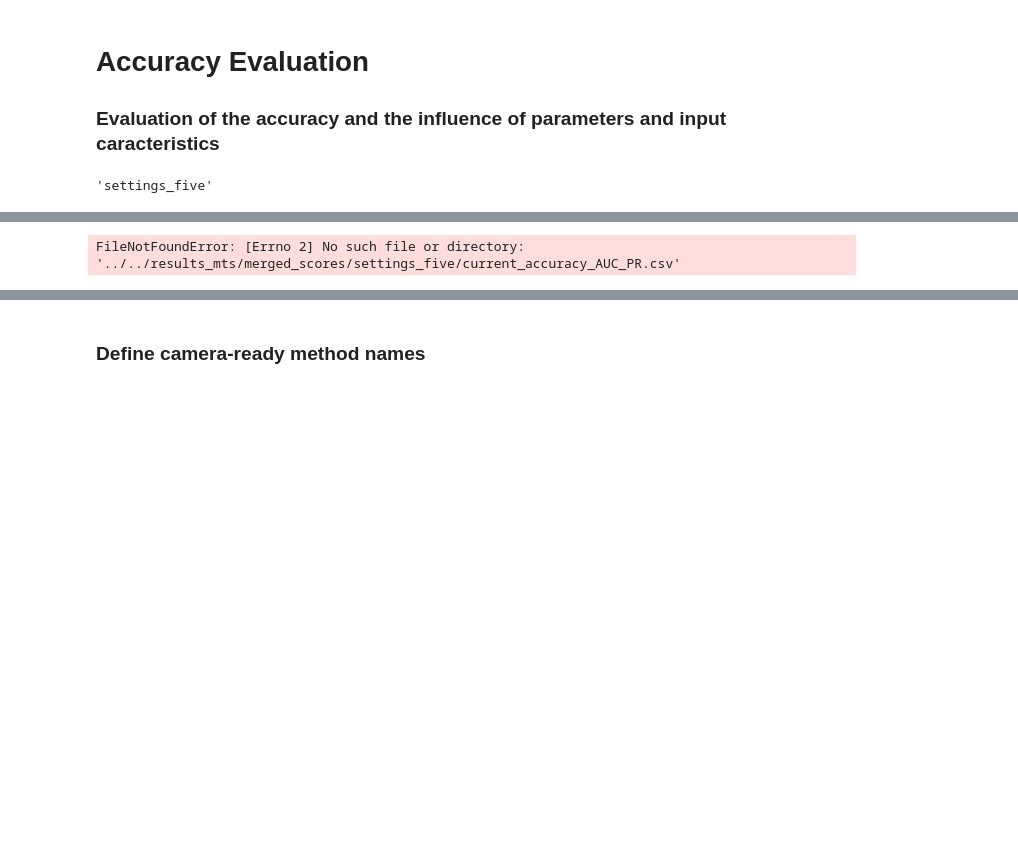
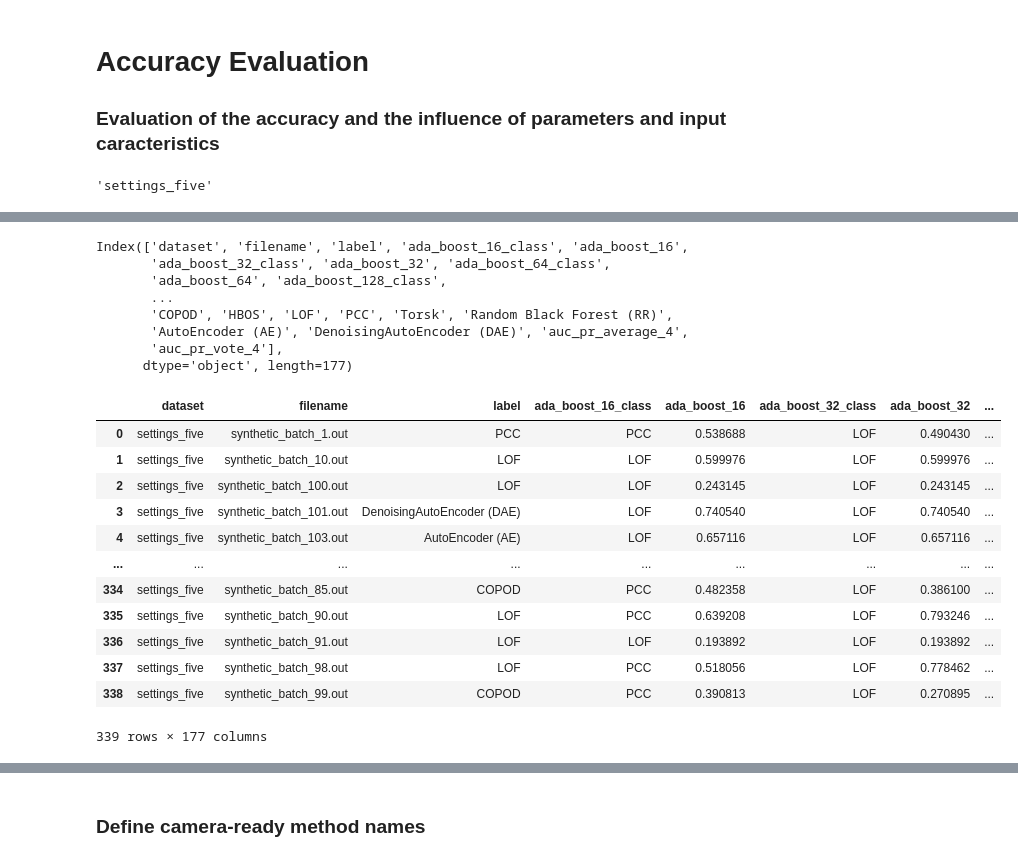
Before and after one commit to doanthihoaithu/MSAD, a Jupyter notebook: experiments/accuracy_analysis/accuracy_evaluation_mts.ipynb, the cells around one changed output, grey strips where cells are left out. Saved outputs shown, nothing was run; the diff lists cells and outputs as text; code cells hidden in the pictures; blank space fills up the shorter version.

```diff
--- a/experiments/accuracy_analysis/accuracy_evaluation_mts.ipynb
+++ b/experiments/accuracy_analysis/accuracy_evaluation_mts.ipynb
@@ -46,6 +86,6 @@ Please select a measure for the analysis. You can choose between VUS_PR and AUC_
 # %%
 # Replace this value with "AUC_PR" or "VUS_PR" to obtain the corresponding results
-measure_name = 'AUC_PR'
+measure_name = 'VUS_PR'
 
 # ['INTERPRETABILITY_HIT_2_SCORE', 'INTERPRETABILITY_LOG_SCORE']
 
@@ -53,8 +93,19 @@ measure_name = 'AUC_PR'
 # figure_path = 'dummy/path/{}.svg'
 
 df = pd.read_csv(f'../../results_mts/merged_scores/{current_dataset}/current_accuracy_{measure_name}.csv')
+df = pd.merge(df, df_average, on=['dataset', 'filename'], how='left')
+df = pd.merge(df, df_vote, on=['dataset', 'filename'], how='left')
+score_columns = [c for c in df.columns if c.endswith('_score')]
+new_columns = {c: c[:-6] for c in score_columns}
+# print(new_columns)
+# print(score_columns)
+df.rename(new_columns, axis=1, inplace=True)
+# df.columns = df.columns.str[:-5]
+print(df.columns)
 if 'Unnamed: 0' in df.columns:
     df = df.drop(labels='Unnamed: 0', axis=1)
+
+combined_detector_methods = ['auc_pr_vote_4', 'auc_pr_average_4']
 
 methods_conv = [
     'inception_time_{}',
@@ -76,32 +127,53 @@ methods_feature = [
     'random_forest_{}',
     'mlp_{}',
     'bayes_{}',
     'qda_{}',
     'svc_linear_{}']
 
 # old_methods = ['IFOREST', 'LOF', 'MP', 'NORMA', 'IFOREST1', 'HBOS', 'OCSVM','PCA', 'AE', 'CNN', 'LSTM', 'POLY']
 
-old_methods = ['CBLOF', 'COF', 'COPOD', 'HBOS', 'LOF', 'PCC', 'AutoEncoder (AE)', 'DenoisingAutoEncoder (DAE)', 'Torsk', 'Random Black Forest (RR)']
+old_methods = ['CBLOF', 'RobustPCA', 'COPOD', 'HBOS', 'LOF', 'PCC', 'AutoEncoder (AE)', 'DenoisingAutoEncoder (DAE)', 'Torsk', 'Random Black Forest (RR)']
 
 Base_methods = ['Avg Ens','Oracle']
 
 # all_length = [16, 32, 64, 128, 256, 512, 768, 1024]
 all_length = config.supported_window_sizes
 
 all_methods_ens = [meth.format(length) for meth in methods_conv for length in all_length]
 all_methods_ens += [meth.format(length) for meth in methods_sit for length in all_length]
 all_methods_ens += [meth.format(length) for meth in methods_ts for length in all_length]
 all_methods_ens += [meth.format(length) for meth in methods_feature for length in all_length]
+all_methods_ens += combined_detector_methods
 
 # Keep only the methods that exist in the results you read
 all_methods = old_methods + Base_methods + all_methods_ens
 all_methods = [x for x in all_methods if x in df.columns]
 
 # Create a list of all different classes of methods
 split = [x.rsplit('_', 1)[0] for x in all_methods]
 used = set()
 all_methods_class = [x for x in split if x not in used and (used.add(x) or True)]
 
 df
 # %% [output]
-FileNotFoundError: [Errno 2] No such file or directory: '../../results_mts/merged_scores/settings_five/current_accuracy_AUC_PR.csv'
+Index(['dataset', 'filename', 'label', 'ada_boost_16_class', 'ada_boost_16',
+       'ada_boost_32_class', 'ada_boost_32', 'ada_boost_64_class',
+       'ada_boost_64', 'ada_boost_128_class',
+       ...
+       'COPOD', 'HBOS', 'LOF', 'PCC', 'Torsk', 'Random Black Forest (RR)',
+       'AutoEncoder (AE)', 'DenoisingAutoEncoder (DAE)', 'auc_pr_average_4',
+       'auc_pr_vote_4'],
+      dtype='object', length=177)
+|  | dataset | filename | label | ada_boost_16_class | ada_boost_16 | ada_boost_32_class | ada_boost_32 | ... |
+| 0 | settings_five | synthetic_batch_1.out | PCC | PCC | 0.538688 | LOF | 0.490430 | ... |
+| 1 | settings_five | synthetic_batch_10.out | LOF | LOF | 0.599976 | LOF | 0.599976 | ... |
+| 2 | settings_five | synthetic_batch_100.out | LOF | LOF | 0.243145 | LOF | 0.243145 | ... |
+| 3 | settings_five | synthetic_batch_101.out | DenoisingAutoEncoder (DAE) | LOF | 0.740540 | LOF | 0.740540 | ... |
+| 4 | settings_five | synthetic_batch_103.out | AutoEncoder (AE) | LOF | 0.657116 | LOF | 0.657116 | ... |
+| ... | ... | ... | ... | ... | ... | ... | ... | ... |
+| 334 | settings_five | synthetic_batch_85.out | COPOD | PCC | 0.482358 | LOF | 0.386100 | ... |
+| 335 | settings_five | synthetic_batch_90.out | LOF | PCC | 0.639208 | LOF | 0.793246 | ... |
+| 336 | settings_five | synthetic_batch_91.out | LOF | LOF | 0.193892 | LOF | 0.193892 | ... |
+| 337 | settings_five | synthetic_batch_98.out | LOF | PCC | 0.518056 | LOF | 0.778462 | ... |
+| 338 | settings_five | synthetic_batch_99.out | COPOD | PCC | 0.390813 | LOF | 0.270895 | ... |
+339 rows × 177 columns
```
Also changed, not shown: parts of 8 cells of this notebook, 15 other files.
